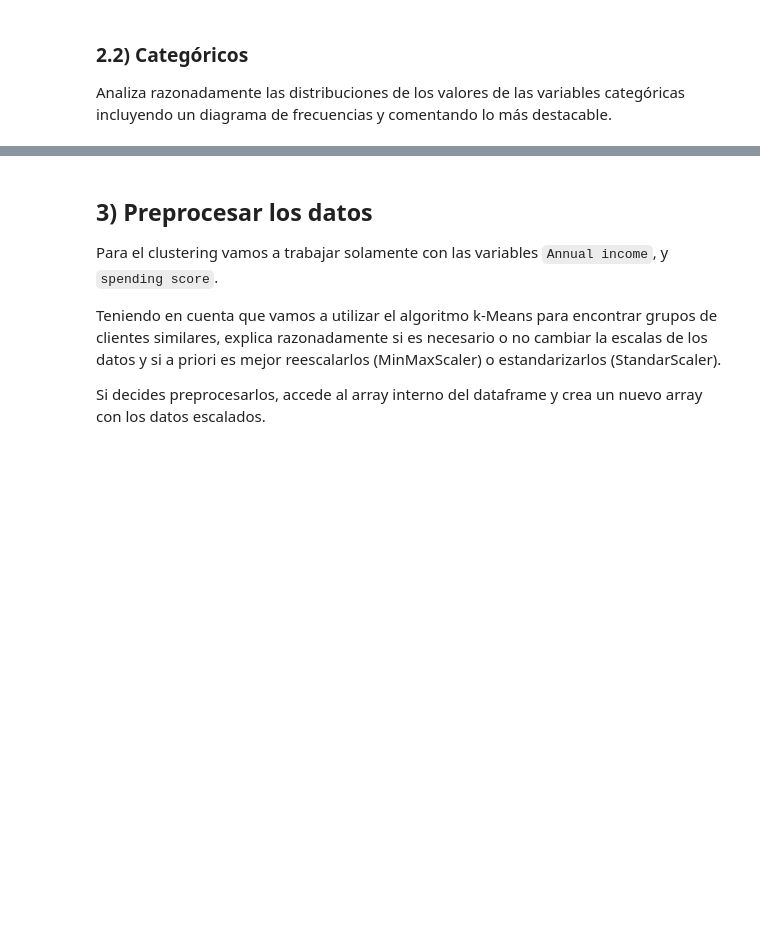
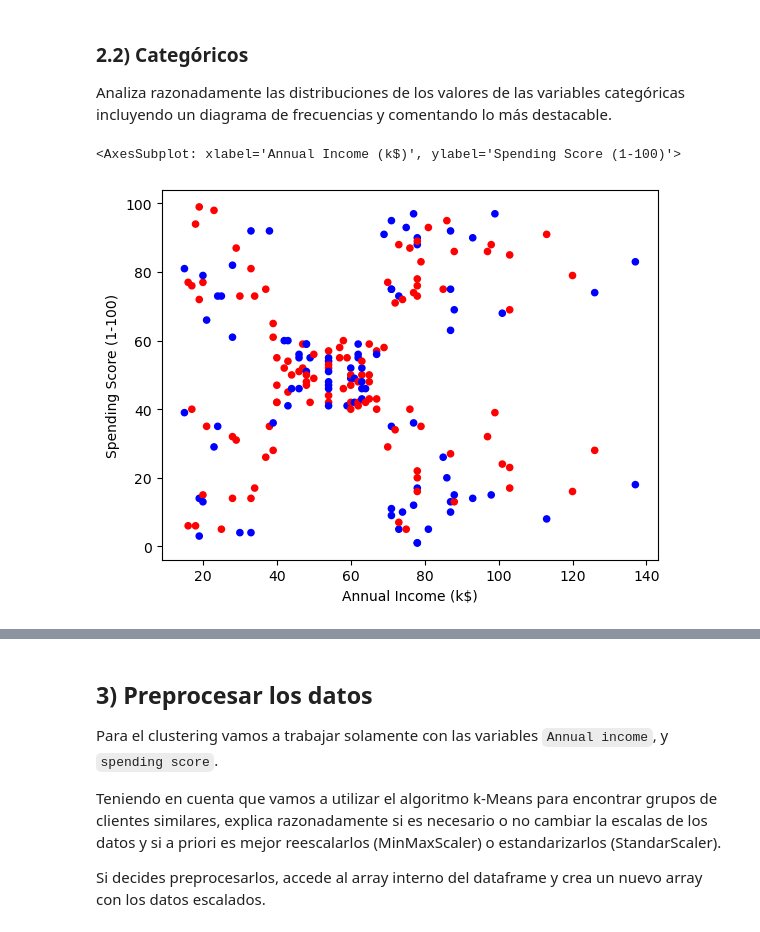
Before and after one commit to ALK222/IA2, a Jupyter notebook: labs/lab2/P2_ap1_clustering_enunciado.ipynb, the cells around one changed output, grey strips where cells are left out. Cells and saved outputs as stored; diff of their text form; code cells hidden in the pictures; blank space fills up the shorter version.

```diff
--- a/labs/lab2/P2_ap1_clustering_enunciado.ipynb
+++ b/labs/lab2/P2_ap1_clustering_enunciado.ipynb
@@ -136,3 +134,11 @@ df.corr()
 ### 2.2) Categóricos
 
 Analiza razonadamente las distribuciones de los valores de las variables categóricas incluyendo un diagrama de frecuencias y comentando lo más destacable.
+# %%
+dic_colors = {'Male': 'blue', 'Female': 'red'}
+colors = df['Gender'].map(dic_colors)
+
+df.plot.scatter(x='Annual Income (k$)', y='Spending Score (1-100)', c=colors)
+# %% [output]
+<AxesSubplot: xlabel='Annual Income (k$)', ylabel='Spending Score (1-100)'>
+[figure, added]
```
Also changed, not shown: parts of 15 cells of this notebook.
